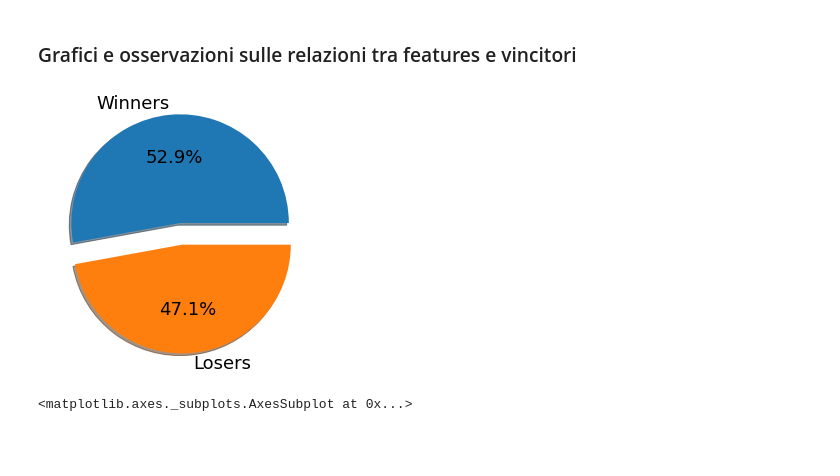
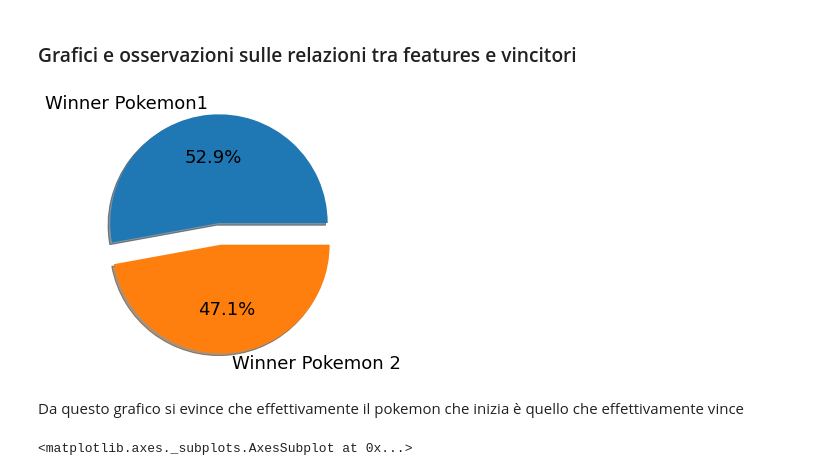
Before and after one commit to MichelaPascale/AI-Pokemon-Challenge, a Jupyter notebook: Notebook_Training.ipynb, the cells around one changed output. Saved outputs shown, nothing was run; the diff lists cells and outputs as text; code cells hidden in the pictures; blank space fills up the shorter version.

```diff
--- a/Notebook_Training.ipynb
+++ b/Notebook_Training.ipynb
@@ -381,11 +381,13 @@ memory usage: 7.7+ MB
 ### Grafici e osservazioni sulle relazioni tra features e vincitori
 # %%
 plt.figure(figsize=(5,5))
-plt.pie(fights.Winner.value_counts(), labels=["Winners","Losers"], autopct = '%0.1f%%',
+plt.pie(fights.Winner.value_counts(), labels=["Winner Pokemon1","Winner Pokemon 2"], autopct = '%0.1f%%',
         textprops={'fontsize': 18}, shadow=True, explode=[0.1, 0.1 ])
 plt.show()
 # %% [output]
-[figure, old version]
+[figure, new version]
+# %% [markdown]
+Da questo grafico si evince che effettivamente il pokemon che inizia è quello che effettivamente vince
 # %%
 sns.countplot(x=fights["Winner"])
 # %% [output]
```
Also changed, not shown: parts of 3 cells of this notebook.
